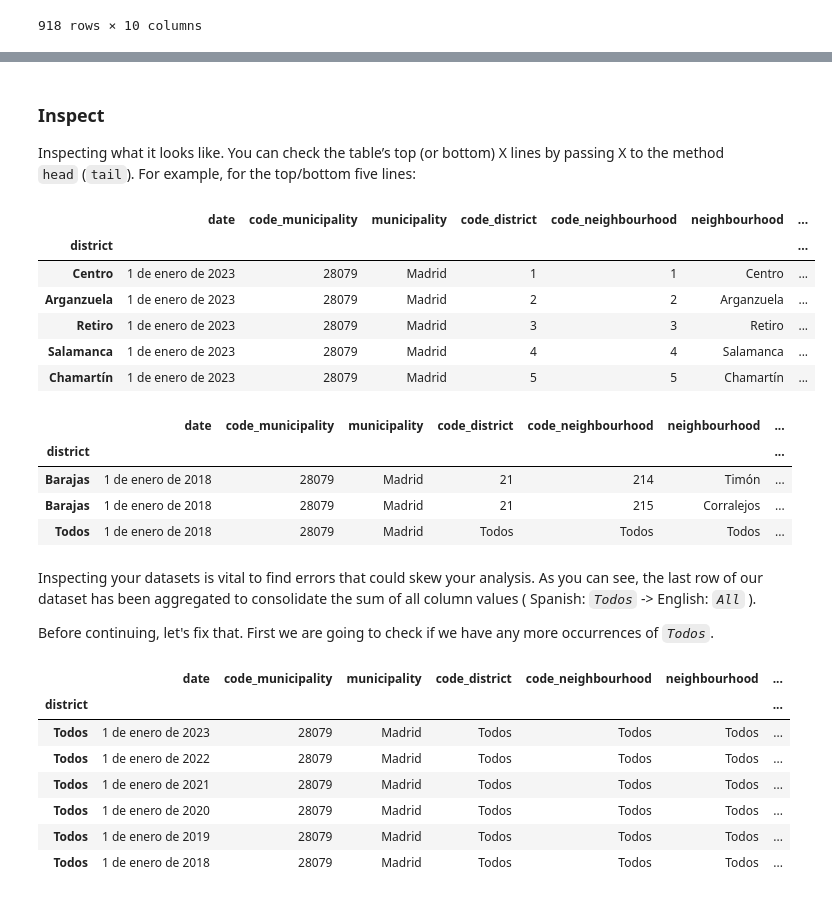
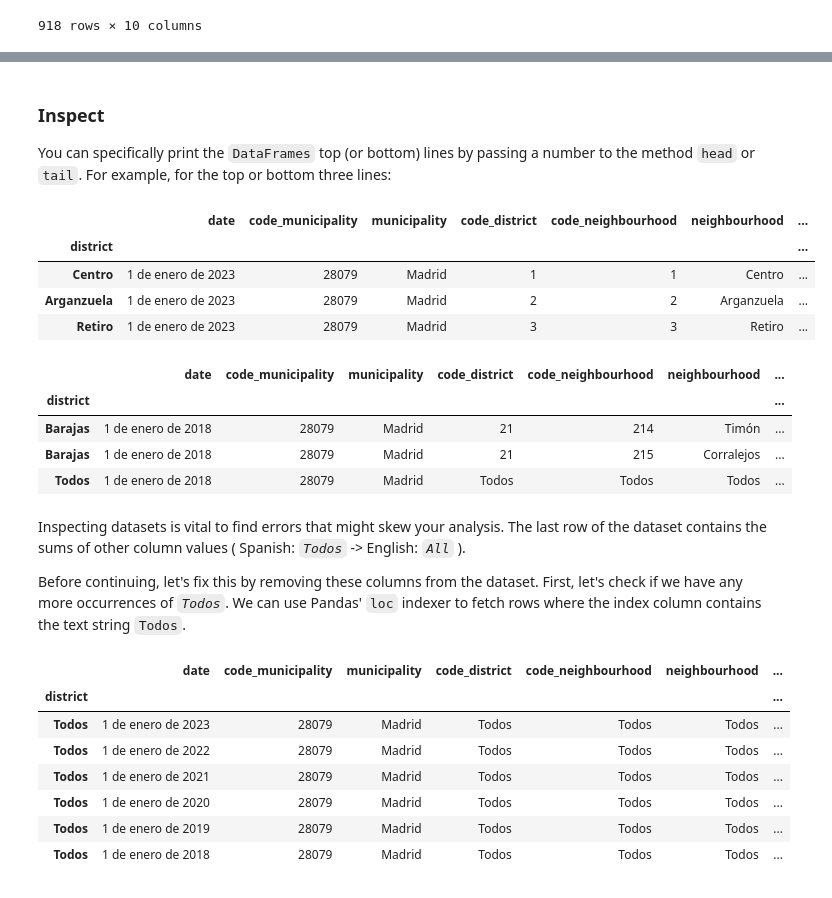
Before and after one commit to Norman-Foster-Institute/ua_2024, a Jupyter notebook: chapter_1/pandas.ipynb, the cells around one changed output, grey strips where cells are left out. Drawn from its saved outputs; the diff is of its cells as text; code cells hidden in the pictures.

```diff
--- a/chapter_1/pandas.ipynb
+++ b/chapter_1/pandas.ipynb
@@ -182,19 +146,15 @@ Name: num_people_women, Length: 918, dtype: object
 # %% [markdown]
 ### Inspect
 
-Inspecting what it looks like. You can check the table’s top (or bottom)
-X lines by passing X to the method `head` (`tail`). For example, for the
-top/bottom five lines:
+You can specifically print the `DataFrames` top (or bottom) lines by passing a number to the method `head` or `tail`. For example, for the top or bottom three lines:
 # %%
-madrid_pop.head()
+madrid_pop.head(3)
 # %% [output]
 |  | date | code_municipality | municipality | code_district | code_neighbourhood | neighbourhood | ... |
 | district |  |  |  |  |  |  | ... |
 | Centro | 1 de enero de 2023 | 28079 | Madrid | 1 | 1 | Centro | ... |
 | Arganzuela | 1 de enero de 2023 | 28079 | Madrid | 2 | 2 | Arganzuela | ... |
 | Retiro | 1 de enero de 2023 | 28079 | Madrid | 3 | 3 | Retiro | ... |
-| Salamanca | 1 de enero de 2023 | 28079 | Madrid | 4 | 4 | Salamanca | ... |
-| Chamartín | 1 de enero de 2023 | 28079 | Madrid | 5 | 5 | Chamartín | ... |
 # %%
 madrid_pop.tail(3)
 # %% [output]
@@ -204,11 +164,9 @@ madrid_pop.tail(3)
 | Barajas | 1 de enero de 2018 | 28079 | Madrid | 21 | 215 | Corralejos | ... |
 | Todos | 1 de enero de 2018 | 28079 | Madrid | Todos | Todos | Todos | ... |
 # %% [markdown]
-Inspecting your datasets is vital to find errors that could skew your analysis.
-As you can see, the last row of our dataset has been aggregated to consolidate the sum of all column values ( Spanish: _`Todos`_ -> English: _`All`_ ).
+Inspecting datasets is vital to find errors that might skew your analysis. The last row of the dataset contains the sums of other column values ( Spanish: _`Todos`_ -> English: _`All`_ ).
 
-Before continuing, let's fix that.
-First we are going to check if we have any more occurrences of _`Todos`_.
+Before continuing, let's fix this by removing these columns from the dataset. First, let's check if we have any more occurrences of _`Todos`_. We can use Pandas' `loc` indexer to fetch rows where the index column contains the text string `Todos`.
 # %%
 madrid_pop.loc["Todos"]
 # %% [output]
```
Also changed, not shown: parts of 62 cells of this notebook, 9 other files.
